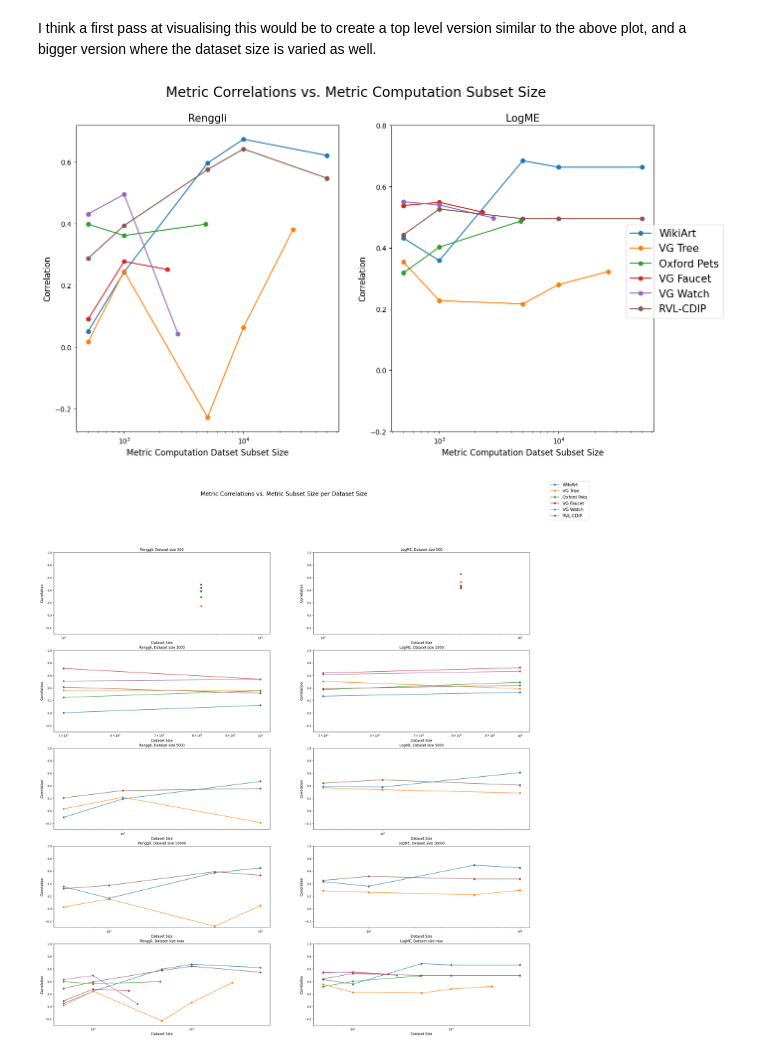
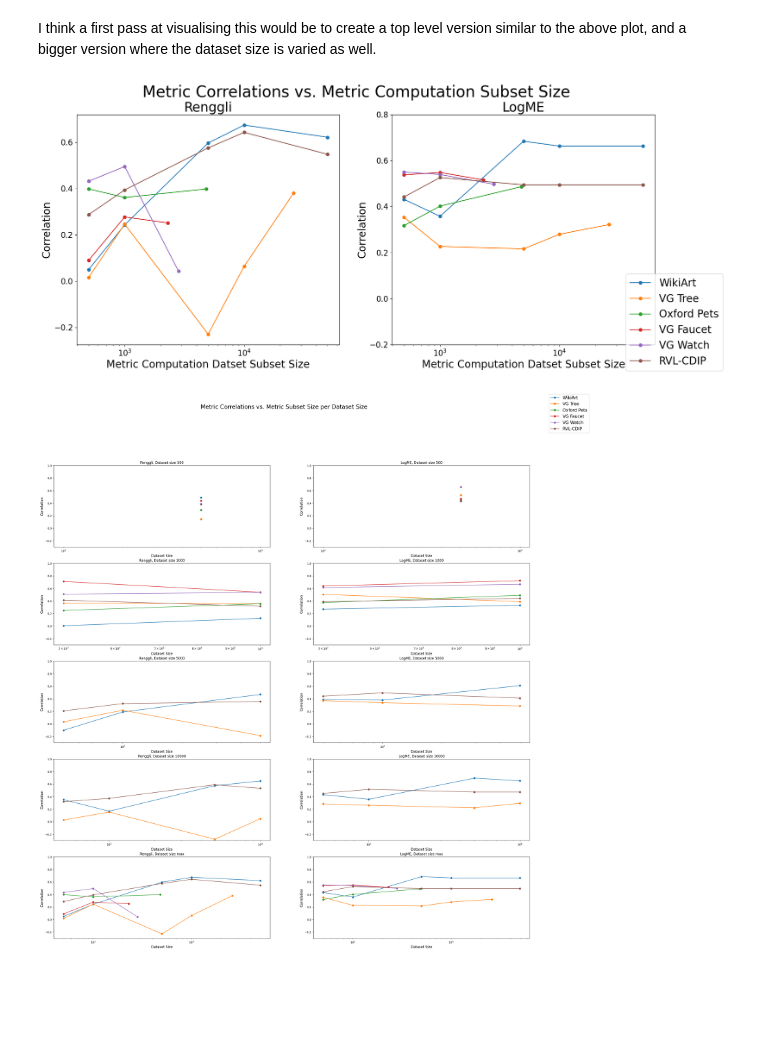
Before and after one commit to alan-turing-institute/ARC-LoCoMoSeT, a Jupyter notebook: scripts/metric_subsets.ipynb, the cells around one changed output. Drawn from its saved outputs; the diff is of its cells as text; code cells hidden in the pictures; blank space fills up the shorter version.

```diff
--- a/scripts/metric_subsets.ipynb
+++ b/scripts/metric_subsets.ipynb
@@ -214,8 +215,6 @@ plot_singles(tables, metric_names, xscale="linear", errorbars=True)
 I think a first pass at visualising this would be to create a top level version similar to the above plot, and a bigger version where the dataset size is varied as well.
 # %%
 # Pull out into a funcion
-
-
 def plot_metric_subset_result(
     ax, metric_result, metric, error_bars=False, xscale="log", ylim=(0.0, 1.0)
 ):
@@ -245,14 +244,16 @@ def plot_metric_subset_result(
             ).T
         ax.errorbar(n_samples, corrs, yerr=err, label=dataset_name, marker="o")
         # ax.scatter(n_samples, corrs, label=dataset_name)
-    ax.set_title(metric_names[metric], fontsize=15)
-    ax.set_xlabel("Metric Computation Datset Subset Size", fontsize=12)
-    ax.set_ylabel("Correlation", fontsize=12)
+    ax.set_title(metric_names[metric], fontsize=25)
+    ax.set_xlabel("Metric Computation Datset Subset Size", fontsize=20)
+    ax.set_ylabel("Correlation", fontsize=20)
     ax.set_xscale(xscale)
     if metric == "renggli":
         ax.set_ylim = (-0.2, ylim[1])
     else:
         ax.set_ylim(ylim[0], ylim[1])
+    ax.tick_params(axis="both", which="major", labelsize=15)
+    ax.tick_params(axis="both", which="minor", labelsize=15)
 # %%
 # Function for all plots
 
@@ -284,21 +285,20 @@ def plot_constant_top_samples(
         plot_metric_subset_result(
             ax[idx], metric_result, metric, error_bars, xscale, ylim
         )
-    fig.suptitle(
-        "Metric Correlations vs. Metric Computation Subset Size", fontsize="20"
-    )
+    fig.suptitle("Metric Correlations vs. Metric Computation Subset Size", fontsize=30)
     handles_labels = [ax.get_legend_handles_labels() for ax in fig.axes]
     handles, labels = [sum(lol, []) for lol in zip(*handles_labels)]
     unique = [
         (h, l) for i, (h, l) in enumerate(zip(handles, labels)) if l not in labels[:i]
     ]
-    fig.legend(*zip(*unique), fontsize=15, loc="center right")
+    fig.legend(*zip(*unique), fontsize=20, loc="lower right")
+    fig.savefig("../results/report_plots/metric_corr_varying_sizes.svg")
 # %%
 plot_constant_top_samples(
-    tables, metrics, error_bars=False, xscale="log", ylim=(-0.2, 0.8), fig_size=(15, 8)
+    tables, metrics, error_bars=False, xscale="log", ylim=(-0.2, 0.8), fig_size=(20, 8)
 )
 # %% [output]
-[figure, old version]
+[figure, new version]
 # %%
 test = deepcopy(tables[0])
 # %%
```
Also changed, not shown: parts of 13 cells of this notebook, 1 other file.
